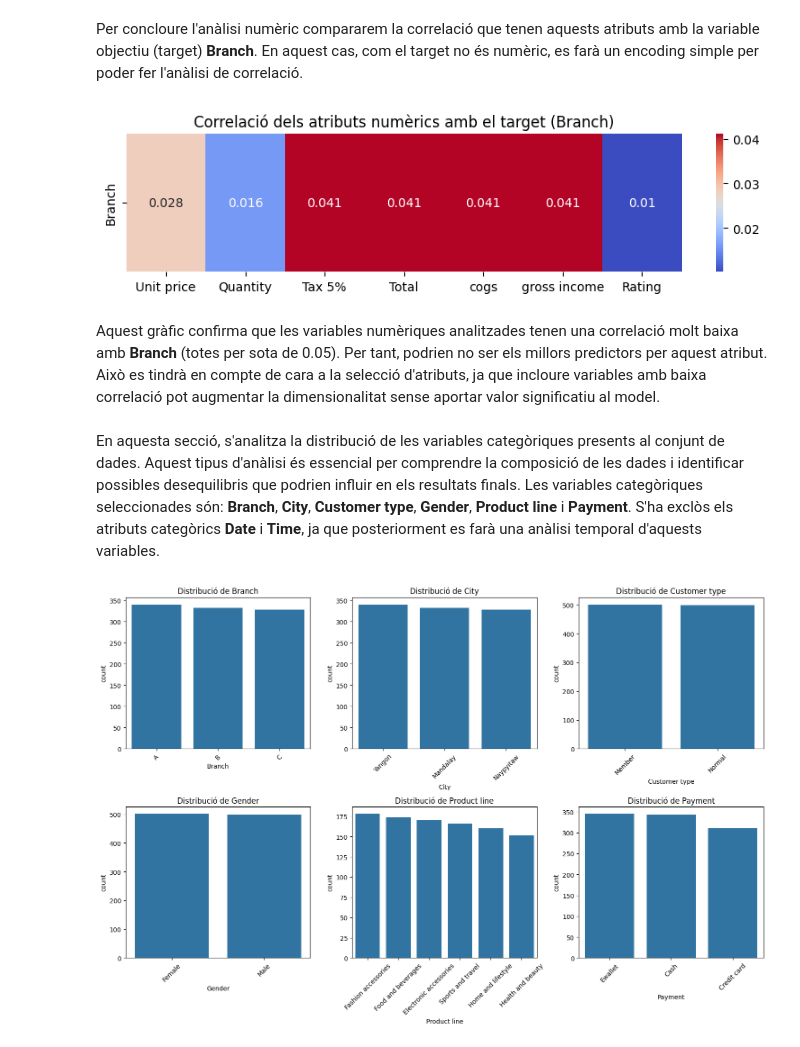
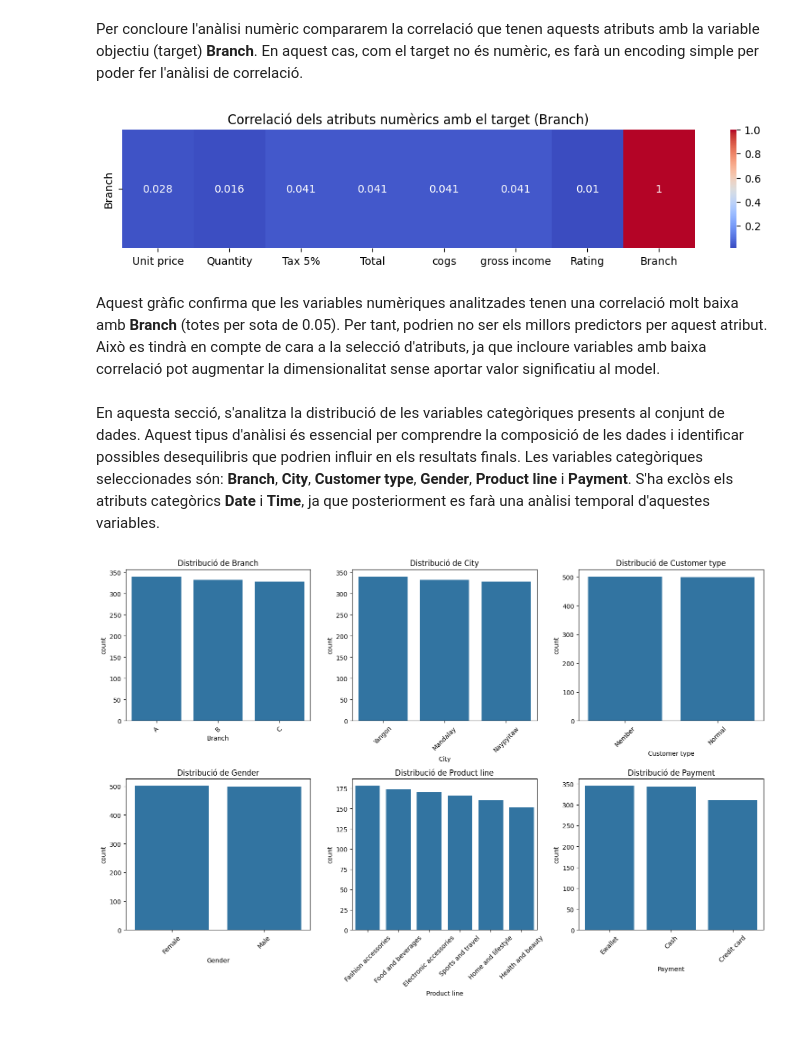
Before and after one commit to gabozan/Predictive-Modeling-on-Supermarket-Sales, a Jupyter notebook: supermarket_sales.ipynb, the cells around one changed output. Cells and saved outputs as stored; diff of their text form; code cells hidden in the pictures.

```diff
--- a/supermarket_sales.ipynb
+++ b/supermarket_sales.ipynb
@@ -205,17 +205,17 @@ Per concloure l'anàlisi numèric compararem la correlació que tenen aquests at
 # %%
 atributsNumerics = dataset.select_dtypes(["float64", "int64"])
 atributsNumerics["Branch"] = dataset["Branch"].astype("category").cat.codes
-correlacioNumericsTarget = atributsNumerics.corr().loc["Branch"].drop("Branch").to_frame()
-plt.figure(figsize=(10, 2))
+correlacioNumericsTarget = atributsNumerics.corr().loc["Branch"].to_frame()
+plt.figure(figsize=(12, 2))
 sns.heatmap(correlacioNumericsTarget.T, annot=True, cmap="coolwarm")
 plt.title("Correlació dels atributs numèrics amb el target (Branch)")
 plt.show()
 # %% [output]
-[figure, old version]
+[figure, new version]
 # %% [markdown]
 Aquest gràfic confirma que les variables numèriques analitzades tenen una correlació molt baixa amb **Branch** (totes per sota de 0.05). Per tant, podrien no ser els millors predictors per aquest atribut. Això es tindrà en compte de cara a la selecció d'atributs, ja que incloure variables amb baixa correlació pot augmentar la dimensionalitat sense aportar valor significatiu al model.
 # %% [markdown]
-En aquesta secció, s'analitza la distribució de les variables categòriques presents al conjunt de dades. Aquest tipus d'anàlisi és essencial per comprendre la composició de les dades i identificar possibles desequilibris que podrien influir en els resultats finals. Les variables categòriques seleccionades són: **Branch**, **City**, **Customer type**, **Gender**, **Product line** i **Payment**. S'ha exclòs els atributs categòrics **Date** i **Time**, ja que posteriorment es farà una anàlisi temporal d'aquests variables.
+En aquesta secció, s'analitza la distribució de les variables categòriques presents al conjunt de dades. Aquest tipus d'anàlisi és essencial per comprendre la composició de les dades i identificar possibles desequilibris que podrien influir en els resultats finals. Les variables categòriques seleccionades són: **Branch**, **City**, **Customer type**, **Gender**, **Product line** i **Payment**. S'ha exclòs els atributs categòrics **Date** i **Time**, ja que posteriorment es farà una anàlisi temporal d'aquestes variables.
 # %%
 atributsCategorics = ['Branch', 'City', 'Customer type', 'Gender', 'Product line', 'Payment']
 fig, axes = plt.subplots(2, 3, figsize=(15, 10))
```
Also changed, not shown: parts of 15 cells of this notebook.
